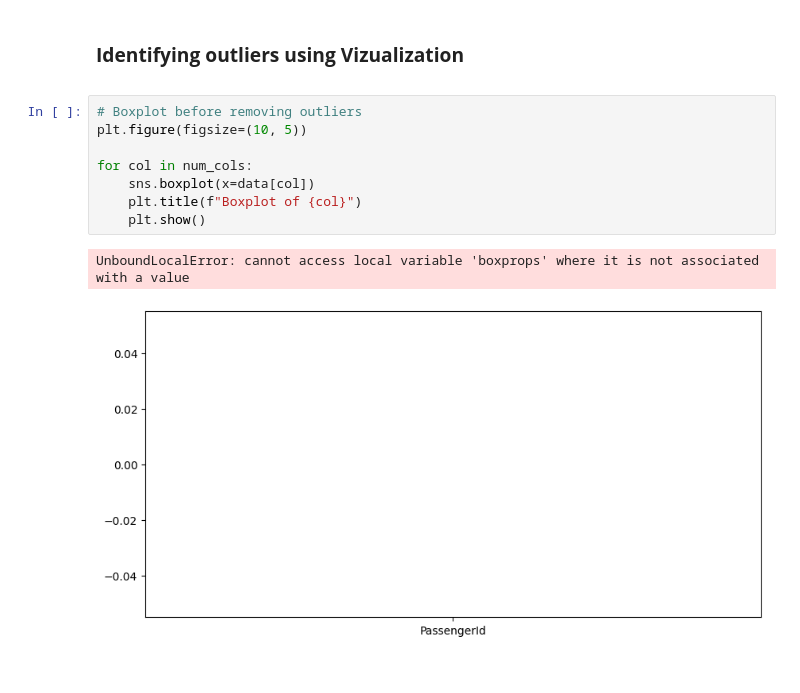
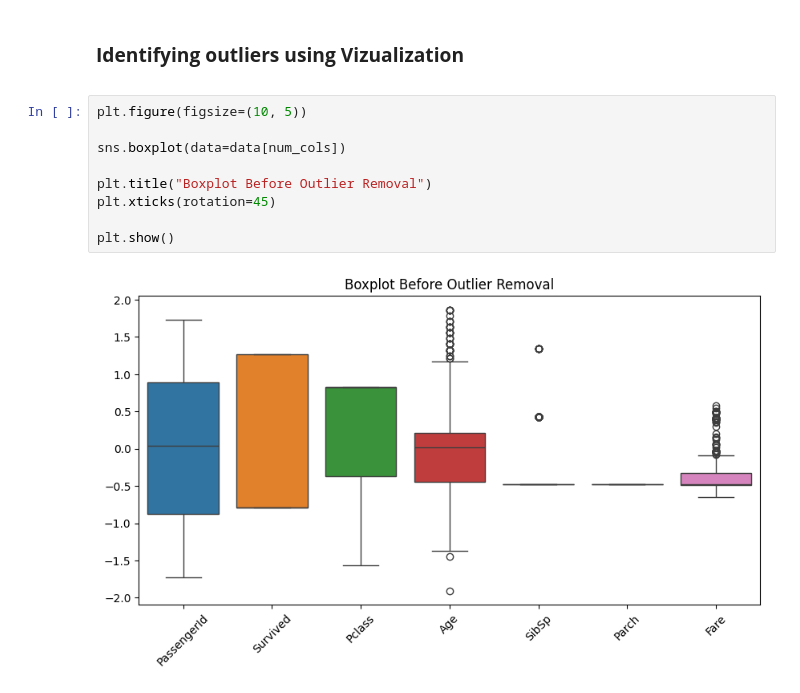
Before and after one commit to Projects-OF-Jofin/Data-Cleaning-Preprocessing, a Jupyter notebook: Task_1.ipynb, the cells around one changed output. Saved outputs shown, nothing was run; the diff lists cells and outputs as text.

Commit message:
Add Titanic data cleaning and preprocessing project

```diff
--- a/Task_1.ipynb
+++ b/Task_1.ipynb
@@ -223,16 +223,16 @@ print(data.head(5))
 # %% [markdown]
 **<h3>Identifying outliers using Vizualization**
 # %%
-# Boxplot before removing outliers
 plt.figure(figsize=(10, 5))
 
-for col in num_cols:
-    sns.boxplot(x=data[col])
-    plt.title(f"Boxplot of {col}")
-    plt.show()
+sns.boxplot(data=data[num_cols])
+
+plt.title("Boxplot Before Outlier Removal")
+plt.xticks(rotation=45)
+
+plt.show()
 # %% [output]
-UnboundLocalError: cannot access local variable 'boxprops' where it is not associated with a value
-[figure, old version]
+[figure, new version]
 # %%
 # Calculate IQR
 
```
Also changed, not shown: parts of 2 cells of this notebook.
